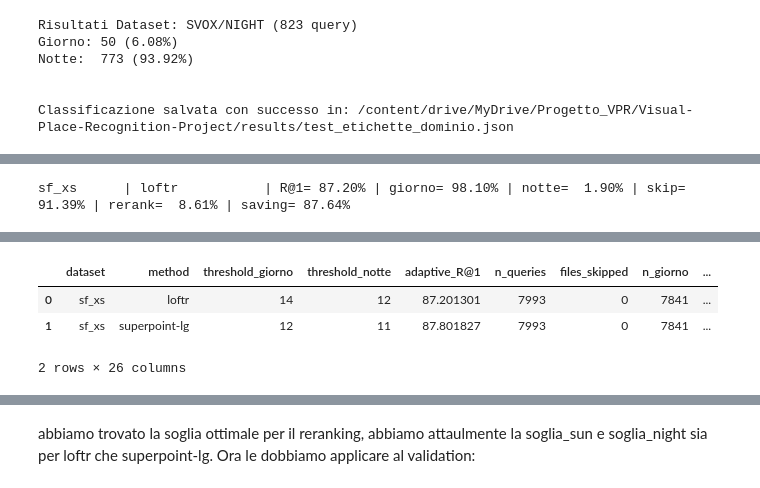
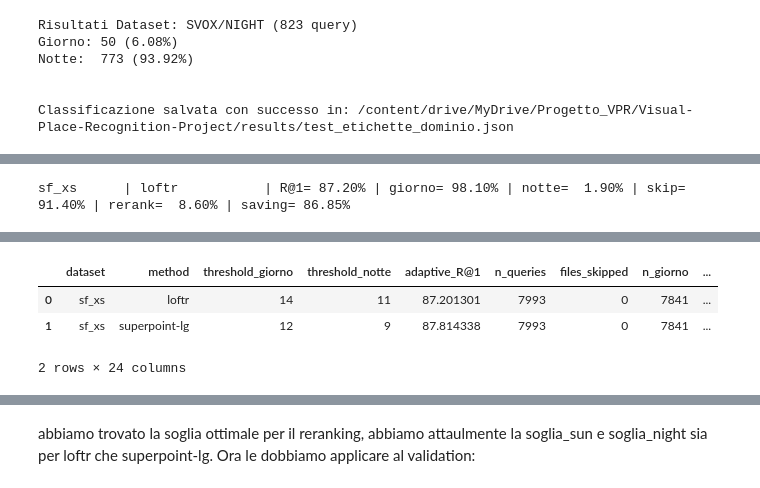
Before and after one commit to androsida/Visual-Place-Recognition-Project, a Jupyter notebook: start_your_project.ipynb, the cells around one changed output, grey strips where cells are left out. Saved outputs shown, nothing was run; the diff lists cells and outputs as text; code cells hidden in the pictures.

```diff
--- a/start_your_project.ipynb
+++ b/start_your_project.ipynb
@@ -10,7 +10,7 @@ Drive already mounted at /content/drive; to attempt to forcibly remount, call dr
 # %%
 #IMPORTANTE: Scegli il tuo VPR method! (usa il nome formattato esattamente come nelle cartelle drive)
 
-vpr_method = "cosplace"
+vpr_method = "mixvpr"
 # %%
 !pip install wandb
 
@@ -415,8 +415,8 @@ from tqdm import tqdm
 
 # 1. Configurazione Iniziale
 
-datasets = ["sf_xs"]
-methods = ['loftr']
+datasets = ['tokyo_xs', "sf_xs", "svox/sun", "svox/night"]
+methods = ['superglue', 'loftr', 'superpoint-lg']
 base_dir = '/content/drive/MyDrive/Progetto_VPR/Visual-Place-Recognition-Project/results'
 
 tutti_i_dati = []
@@ -1658,10 +1645,6 @@ from tqdm import tqdm
 import re
 
 %cd /content/drive/MyDrive/Progetto_VPR/Visual-Place-Recognition-Project/
-
-# ------------------------------------------------------------
-# CONFIG
-# ------------------------------------------------------------
 
 datasets = ["sf_xs"]
 methods = ["loftr", "superpoint-lg"]
@@ -1683,10 +1666,10 @@ soglia_giornonotte = f"/content/drive/MyDrive/Progetto_VPR/Visual-Place-Recognit
 
 soglie_giornonotte = {}
 
-pattern = re.compile(
-    r"^soglia_(sun|night)_(loftr|superpoint-lg)\s*=\s*([0-9]+(?:\.[0-9]+)?)"
-)
+pattern = re.compile(r"^soglia_(sun|night)_(loftr|superpoint-lg)\s*=\s*([0-9]+(?:\.[0-9]+)?)")
 
+
+#legge il file "soglie_medie.txt"
 with open(soglia_giornonotte, "r") as f:
     for line in f:
         line = line.strip()
@@ -1705,8 +1688,8 @@ with open(soglia_giornonotte, "r") as f:
 
         soglie_giornonotte[luce][metodo] = soglia
 
+print("Soglie caricate:")
 
-print("Soglie caricate:")
 
 threshold_giorno = soglie_giornonotte['sun']
 threshold_notte = soglie_giornonotte['night']
@@ -1792,19 +1775,12 @@ def get_reranking_timing(tempi_df, dataset, method):
 
 
 # ------------------------------------------------------------
-# CONTROLLI
+# CONTROLLI DI SICUREZZA
 # ------------------------------------------------------------
 
-if "df_risultati_validation" not in globals():
-    raise NameError("df_risultati_validation non esiste in memoria.")
-
-if "threshold_luminance_cv" not in globals():
-    raise NameError("threshold_luminance_cv non esiste in memoria.")
-
-if "threshold_saturation_cv" not in globals():
-    raise NameError("threshold_saturation_cv non esiste in memoria.")
-
-
+for var_name in ["df_risultati_validation", "threshold_luminance_cv", "threshold_saturation_cv"]:
+    if var_name not in globals():
+        raise NameError(f"{var_name} non esiste in memoria. Esegui la cella che lo definisce.")
 
 # ------------------------------------------------------------
 # CARICO CSV
@@ -1828,7 +1804,7 @@ all_results = []
 
 
 # ------------------------------------------------------------
-# CICLO ESSENZIALE
+# CICLO VALUTAZIONE
 # ------------------------------------------------------------
 
 for _, row in soglie_df.iterrows():
@@ -1846,7 +1822,6 @@ for _, row in soglie_df.iterrows():
         continue
 
     query_paths = get_query_paths(dataset)
-
     df_subset = df_subset.reset_index(drop=True)
 
     if len(query_paths) != len(df_subset):
@@ -1858,19 +1833,16 @@ for _, row in soglie_df.iterrows():
             f"Record df: {len(df_subset)}"
         )
 
-    df_subset["k"] = df_subset["k"].astype(int)
-    df_subset["rank1_inliers"] = df_subset["rank1_inliers"].astype(int)
-    df_subset["base_correct"] = df_subset["base_correct"].astype(int)
-    df_subset["full_correct"] = df_subset["full_correct"].astype(int)
+    # Conversione tipi per sicurezza sui calcoli
+    for col in ["k", "rank1_inliers", "base_correct", "full_correct"]:
+        df_subset[col] = df_subset[col].astype(int)
 
+    # Inizializzazione contatori metriche
     correct = 0
-
     n_easy_skip = 0
     n_hard_rerank = 0
-
     n_giorno = 0
     n_notte = 0
-
     matching_pairs_adaptive = 0
     matching_pairs_full = 0
 
@@ -1891,6 +1863,7 @@ for _, row in soglie_df.iterrows():
             print(f"Skip immagine:\n{query_path}\n{e}")
             continue
 
+        # Assegnazione soglia (giorno o notte)
         if light_class == "sun":
             threshold = threshold_giorno[method]
             n_giorno += 1
@@ -1901,12 +1874,12 @@ for _, row in soglie_df.iterrows():
 
         k = int(q_row["k"])
         rank1_inliers = int(q_row["rank1_inliers"])
-
         base_correct = int(q_row["base_correct"])
         full_correct = int(q_row["full_correct"])
 
         matching_pairs_full += k
 
+        # LOGICA ADATTIVA
         if rank1_inliers >= threshold:
             # query facile: tengo il rank-1 originale
             correct += base_correct
@@ -1921,25 +1894,18 @@ for _, row in soglie_df.iterrows():
 
     n_queries = n_easy_skip + n_hard_rerank
 
-    if n_queries == 0:
-        print(f"Nessuna query valida per {dataset} / {method}.")
-        continue
-
+    # Calcolo Metriche Finali
     adaptive_r1 = 100 * correct / n_queries
-
     skip_queries_pct = 100 * n_easy_skip / n_queries
     rerank_queries_pct = 100 * n_hard_rerank / n_queries
-
     matching_pairs_vs_full_pct = 100 * matching_pairs_adaptive / matching_pairs_full
     matching_pairs_saving_pct = 100 - matching_pairs_vs_full_pct
 
     timing = get_reranking_timing(tempi_df, dataset, method)
-
     matching_mean_s = timing["matching_mean_s"]
     reranking_mean_s = timing["reranking_mean_s"]
 
     full_reranking_query_s = matching_mean_s + reranking_mean_s
-
     adaptive_reranking_query_s = (
         matching_mean_s * (matching_pairs_vs_full_pct / 100)
         +
@@ -1953,12 +1919,9 @@ for _, row in soglie_df.iterrows():
     res = {
         "dataset": dataset,
         "method": method,
-
         "threshold_giorno": threshold_giorno[method],
         "threshold_notte": threshold_notte[method],
-
         "adaptive_R@1": adaptive_r1,
-
         "n_queries": n_queries,
         "files_skipped": files_skipped,
 
@@ -1983,9 +1946,6 @@ for _, row in soglie_df.iterrows():
         "full_reranking_query_s": full_reranking_query_s,
         "adaptive_reranking_query_s": adaptive_reranking_query_s,
 
-        "full_reranking_query_ms": full_reranking_query_s * 1000,
-        "adaptive_reranking_query_ms": adaptive_reranking_query_s * 1000,
-
         "reranking_time_saving_%": reranking_time_saving_pct,
     }
 
@@ -2003,7 +1963,7 @@ for _, row in soglie_df.iterrows():
 
 
 # ------------------------------------------------------------
-# SUMMARY
+# OUTPUT
 # ------------------------------------------------------------
 
 if len(all_results) > 0:
@@ -2013,11 +1973,11 @@ if len(all_results) > 0:
     output_csv.parent.mkdir(parents=True, exist_ok=True)
     results_df.to_csv(output_csv, index=False)
 
-    print("\n✅ Summary salvato in:")
+    print("\nSummary salvato in:")
     print(output_csv)
 
     display(results_df)
 
 else:
-    print("❌ Nessun risultato prodotto.")
+    print("Nessun risultato prodotto.")
 # %% [output]
@@ -2027,3 +1987,3 @@ Metodo VPR: cosplace
 Dataset: ['sf_xs']
 Image matching methods: ['loftr', 'superpoint-lg']
-sf_xs      | loftr           | R@1= 87.20% | giorno= 98.10% | notte=  1.90% | skip= 91.39% | rerank=  8.61% | saving= 87.64%
+sf_xs      | loftr           | R@1= 87.20% | giorno= 98.10% | notte=  1.90% | skip= 91.40% | rerank=  8.60% | saving= 86.85%
@@ -2034,7 +1994,7 @@ sf_xs      | superpoint-lg   | R@1= 87.80% | giorno= 98.10% | notte=  1.90% | sk
 |  | dataset | method | threshold_giorno | threshold_notte | adaptive_R@1 | n_queries | files_skipped | n_giorno | ... |
-| 0 | sf_xs | loftr | 14 | 12 | 87.201301 | 7993 | 0 | 7841 | ... |
-| 1 | sf_xs | superpoint-lg | 12 | 11 | 87.801827 | 7993 | 0 | 7841 | ... |
+| 0 | sf_xs | loftr | 14 | 11 | 87.201301 | 7993 | 0 | 7841 | ... |
+| 1 | sf_xs | superpoint-lg | 12 | 9 | 87.814338 | 7993 | 0 | 7841 | ... |
-2 rows × 26 columns
+2 rows × 24 columns
 # %%
 import cv2
 import pandas as pd
```
Also changed, not shown: parts of 8 cells of this notebook.
